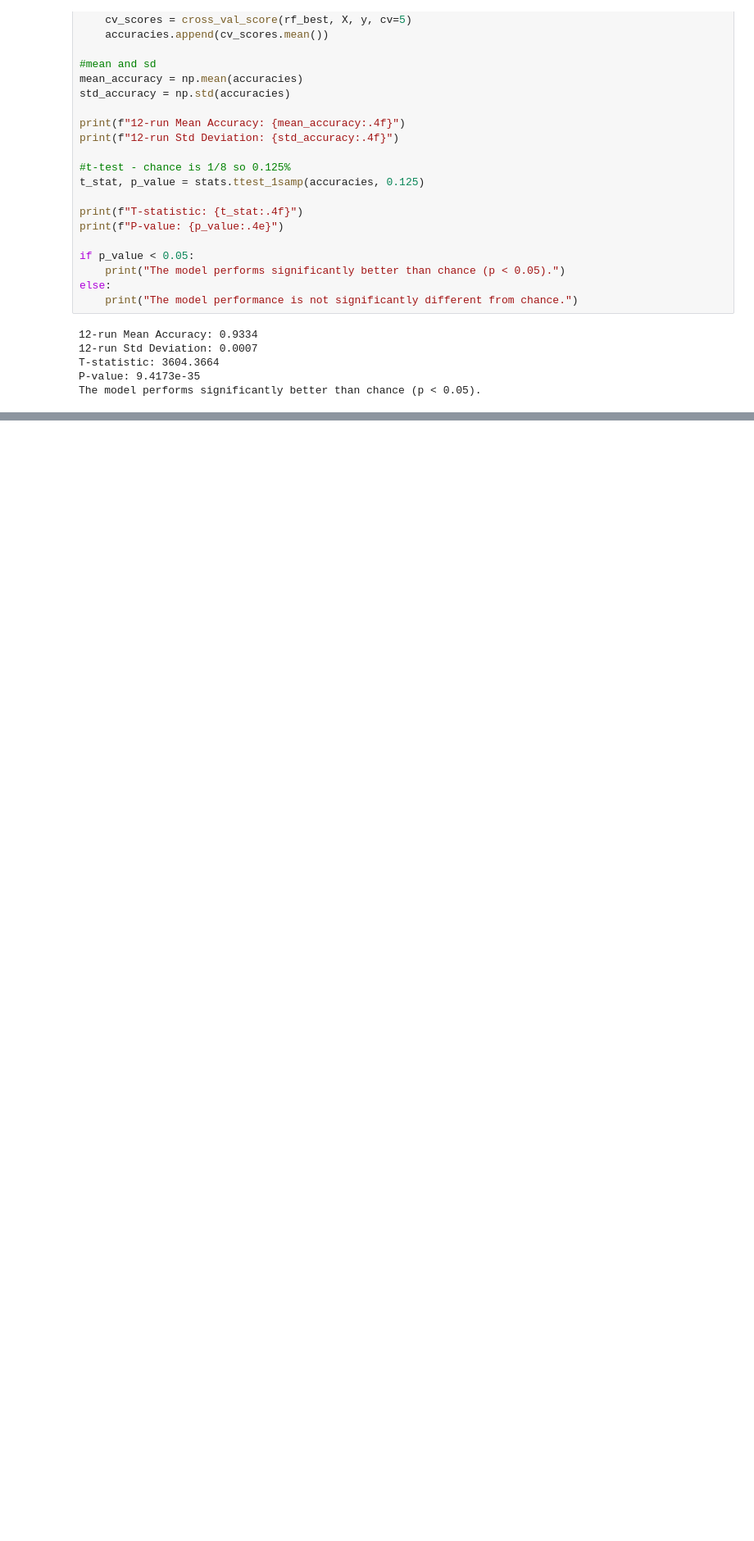
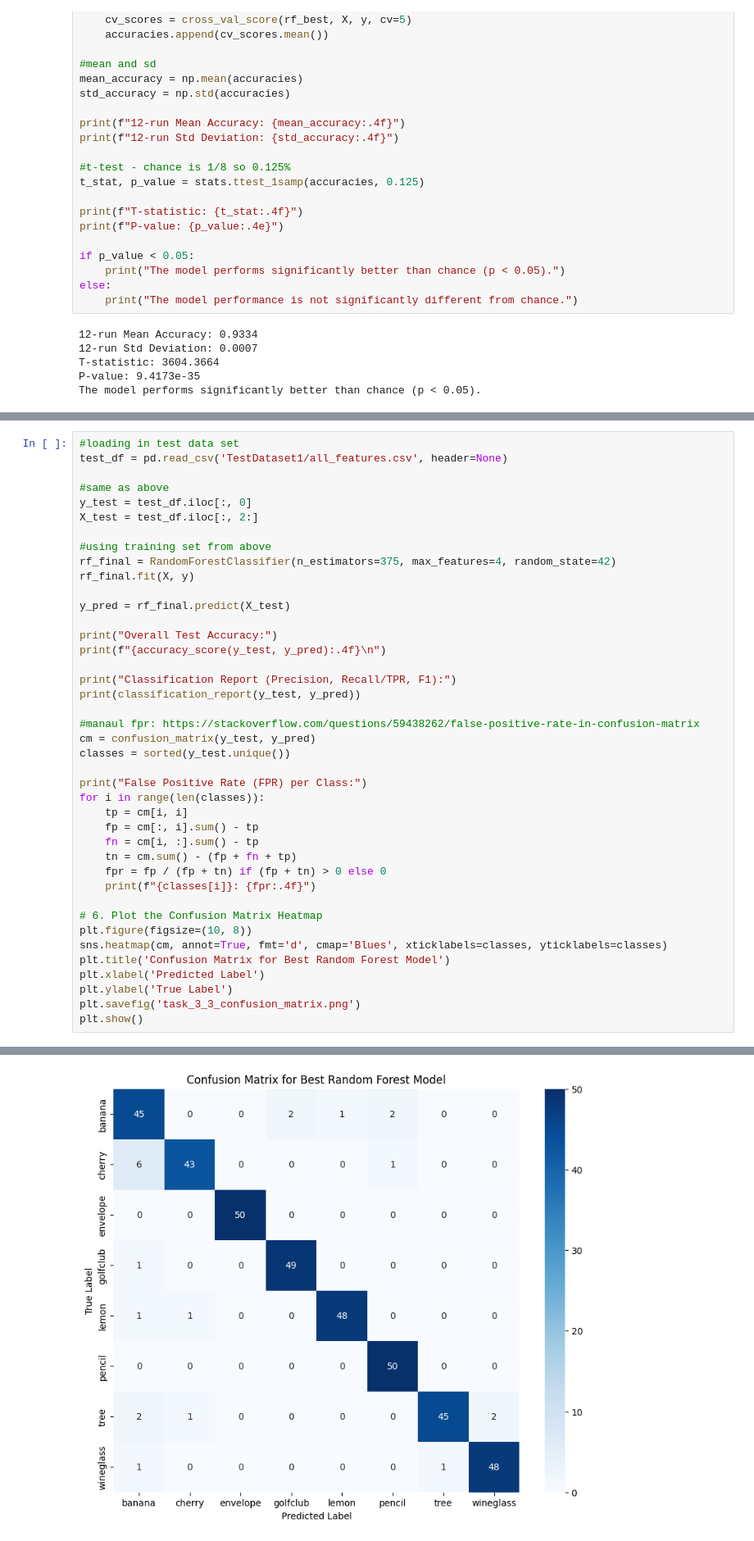
Before and after one commit to hanmtay/IntroToAI_A2, a Jupyter notebook: section3_code.ipynb, the cells around one changed output, grey strips where cells are left out. Shown at 82% size. Saved outputs shown, nothing was run; the diff lists cells and outputs as text; blank space fills up the shorter version.

Commit message:
finished task 3.3

```diff
--- a/section3_code.ipynb
+++ b/section3_code.ipynb
@@ -102,0 +106,42 @@ The model performs significantly better than chance (p < 0.05).
+# %%
+#loading in test data set
+test_df = pd.read_csv('TestDataset1/all_features.csv', header=None)
+
+#same as above
+y_test = test_df.iloc[:, 0]
+X_test = test_df.iloc[:, 2:]
+
+#using training set from above
+rf_final = RandomForestClassifier(n_estimators=375, max_features=4, random_state=42)
+rf_final.fit(X, y)
+
+y_pred = rf_final.predict(X_test)
+
+print("Overall Test Accuracy:")
+print(f"{accuracy_score(y_test, y_pred):.4f}\n")
+
+print("Classification Report (Precision, Recall/TPR, F1):")
+print(classification_report(y_test, y_pred))
+
+#manaul fpr: https://stackoverflow.com/questions/59438262/false-positive-rate-in-confusion-matrix
+cm = confusion_matrix(y_test, y_pred)
+classes = sorted(y_test.unique())
+
+print("False Positive Rate (FPR) per Class:")
+for i in range(len(classes)):
+    tp = cm[i, i]
+    fp = cm[:, i].sum() - tp
+    fn = cm[i, :].sum() - tp
+    tn = cm.sum() - (fp + fn + tp)
+    fpr = fp / (fp + tn) if (fp + tn) > 0 else 0
+    print(f"{classes[i]}: {fpr:.4f}")
+
+# 6. Plot the Confusion Matrix Heatmap
+plt.figure(figsize=(10, 8))
+sns.heatmap(cm, annot=True, fmt='d', cmap='Blues', xticklabels=classes, yticklabels=classes)
+plt.title('Confusion Matrix for Best Random Forest Model')
+plt.xlabel('Predicted Label')
+plt.ylabel('True Label')
+plt.savefig('task_3_3_confusion_matrix.png')
+plt.show()
+# %% [output]
@@ -102,0 +165 @@ The model performs significantly better than chance (p < 0.05).
+[figure, added]
```
Also changed, not shown: parts of 3 cells of this notebook.
